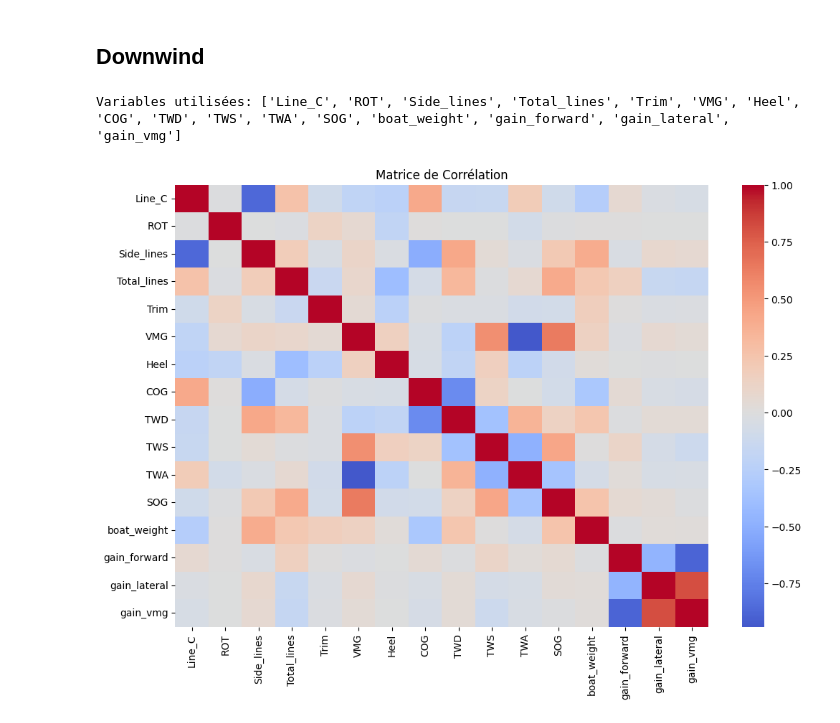
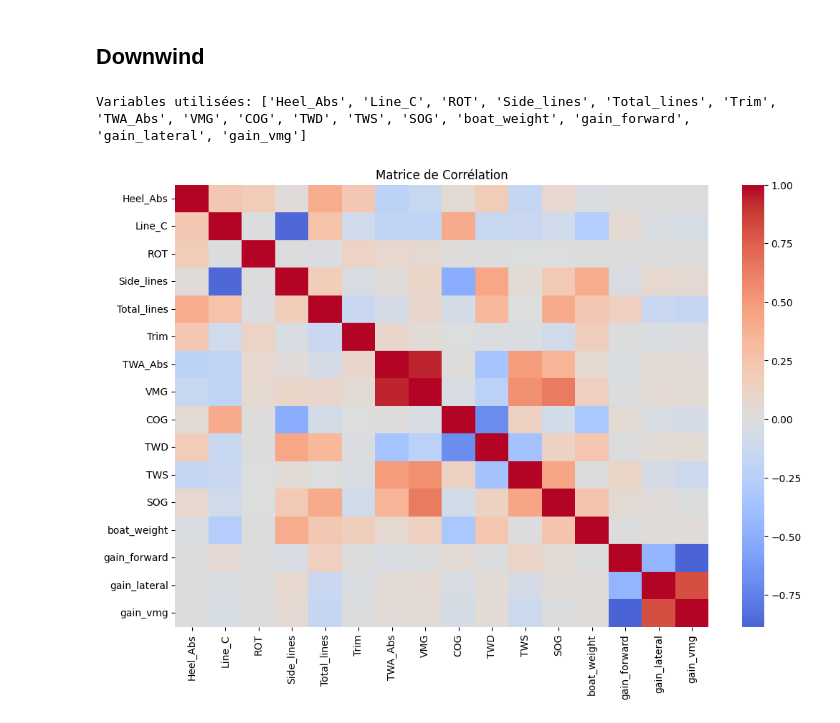
Before and after one commit to HusamJubranEPFL/FormulaKiteDataAnalysis, a Jupyter notebook: Straight Run/analysis.ipynb, the cells around one changed output. Cells and saved outputs as stored; diff of their text form; code cells hidden in the pictures.

```diff
--- a/Straight Run/analysis.ipynb
+++ b/Straight Run/analysis.ipynb
@@ -454,25 +371,34 @@ Cluster Characteristics:
 # %%
 # Same analysis, but for downwind and upwind separately
 downwind_data = df[df['TWA'] <= 0]
 
 # Create a numeric-only version of upwind_data (not df)
 df_numeric_downwind = downwind_data.select_dtypes(include=["float64", "int64"]).copy()
 
+"""
 drop_cols = [
     "TWA_Abs", "TimeUTC", "SecondsSince1970", "ISODateTimeUTC",
     "Lat", "LatBow", "LatCenter", "LatStern", "Lon", "LonBow", "LonCenter", "LonStern",
     "Leg", "Log", "LogAlongCourse", "MagneticVariation", "Rank", "TimeLocal",
     "DistanceToLeader", "interval_id", "boat_name", "interval_duration",
     "Heel_Abs", "Heel_Lwd", "Line_R", "Line_L", "BelowLineCalc", "VMC","XTE"
 ]
+"""
+drop_cols = [
+    "TWA", "TimeUTC", "SecondsSince1970", "ISODateTimeUTC",
+    "Lat", "LatBow", "LatCenter", "LatStern", "Lon", "LonBow", "LonCenter", "LonStern",
+    "Leg", "Log", "LogAlongCourse", "MagneticVariation", "Rank", "TimeLocal",
+    "DistanceToLeader", "interval_id", "boat_name", "interval_duration",
+    "Heel", "Heel_Lwd", "Line_R", "Line_L", "BelowLineCalc", "VMC","XTE"
+]
 df_numeric_downwind.drop(columns=[c for c in drop_cols if c in df_numeric_downwind.columns], inplace=True)
-df_numeric_downwind.dropna(subset=["gain_vmg"], inplace=True)
+df_numeric_downwind.dropna(subset=["SOG"], inplace=True)
 print(f"Variables utilisées:", df_numeric_downwind.columns.tolist())
 
 afficher_matrice_correlation(df_numeric_downwind)
 # %% [output]
-Variables utilisées: ['Line_C', 'ROT', 'Side_lines', 'Total_lines', 'Trim', 'VMG', 'Heel', 'COG', 'TWD', 'TWS', 'TWA', 'SOG', 'boat_weight', 'gain_forward', 'gain_lateral', 'gain_vmg']
+Variables utilisées: ['Heel_Abs', 'Line_C', 'ROT', 'Side_lines', 'Total_lines', 'Trim', 'TWA_Abs', 'VMG', 'COG', 'TWD', 'TWS', 'SOG', 'boat_weight', 'gain_forward', 'gain_lateral', 'gain_vmg']
-[figure, old version]
+[figure, new version]
 # %%
 
 afficher_correlation_vmg(df_numeric_downwind)
```
Also changed, not shown: parts of 23 cells of this notebook, 3 other files.
